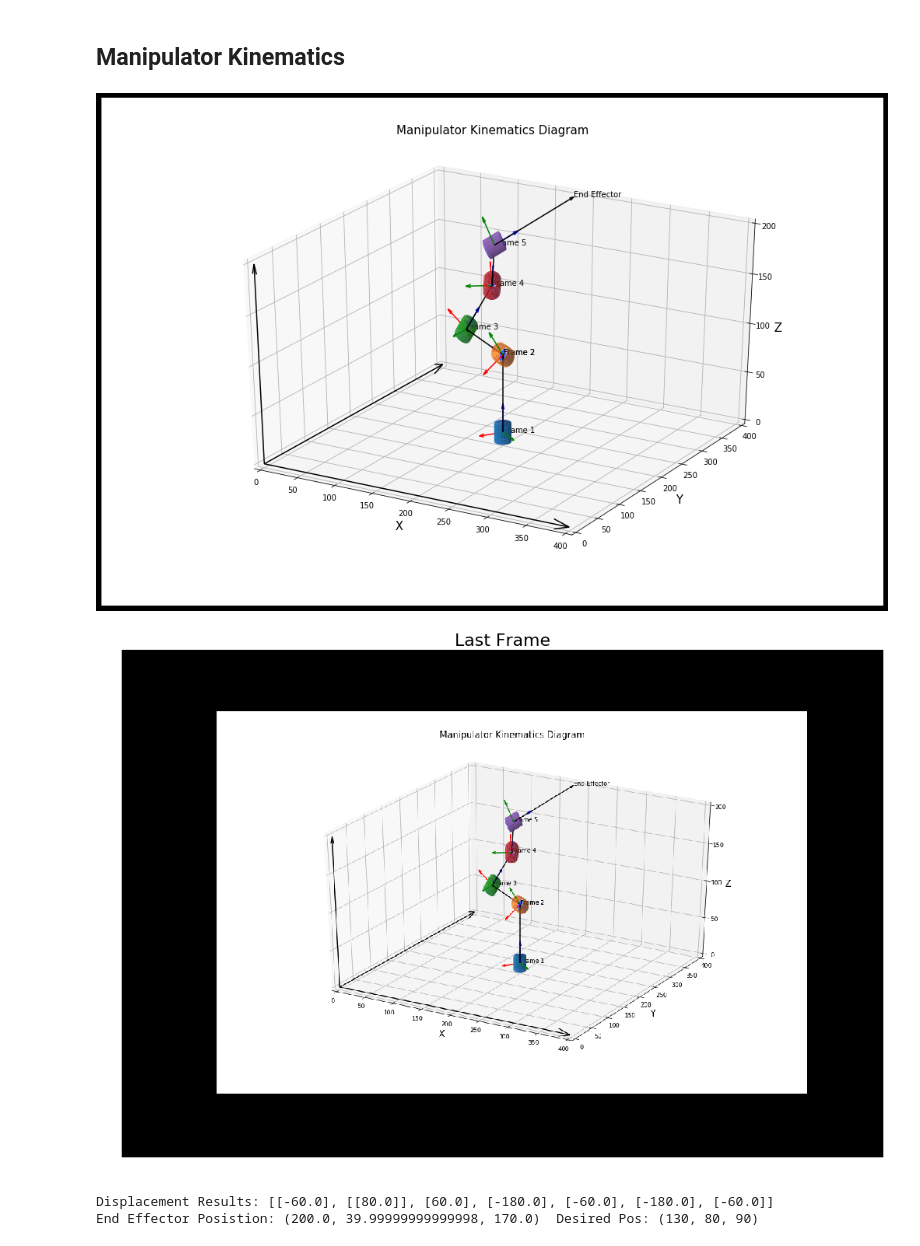
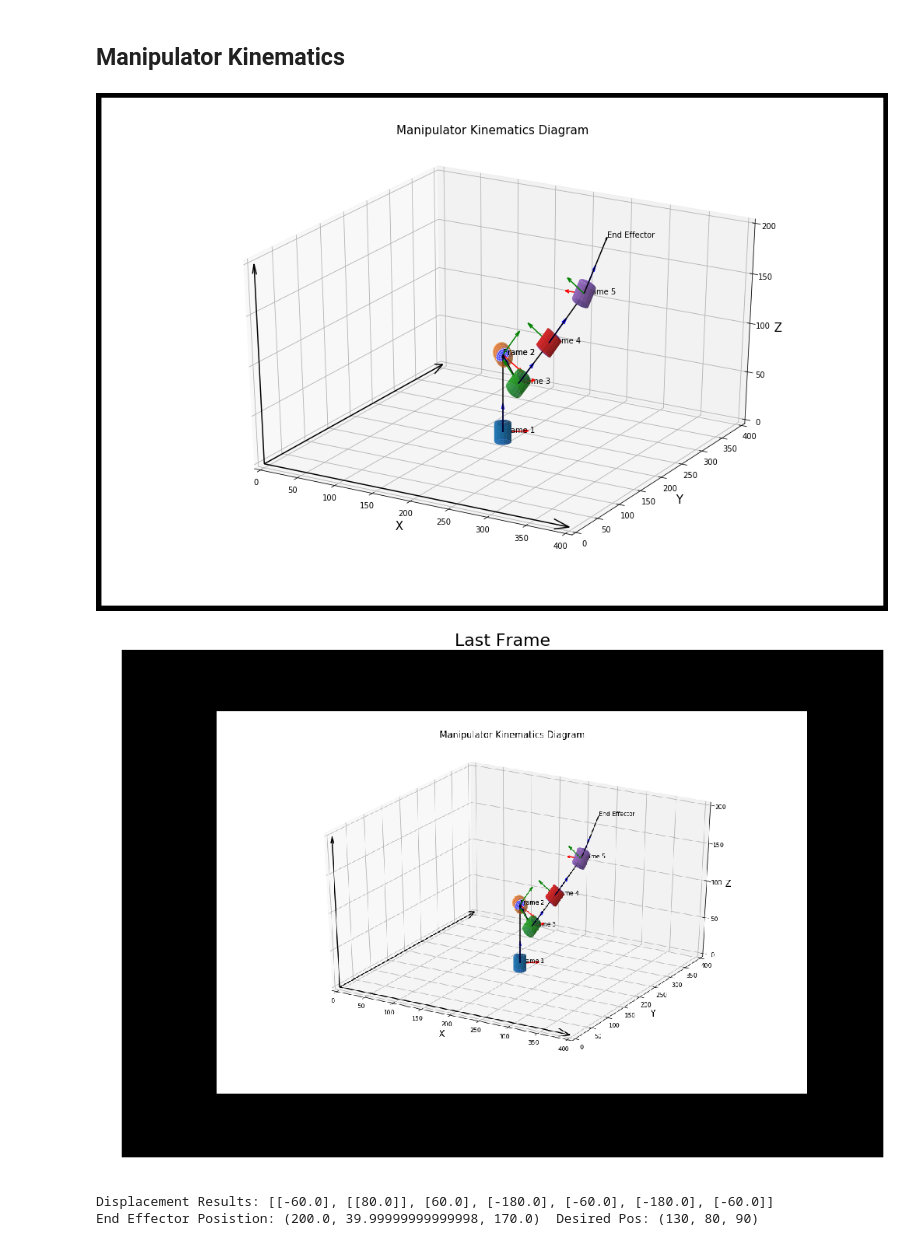
Before and after one commit to Mafeuz/Robotics, a Jupyter notebook: Manipulator Kinematics/Manipulator Kinematics.ipynb, the cells around one changed output. Cells and saved outputs as stored; diff of their text form; code cells hidden in the pictures.

```diff
--- a/Manipulator Kinematics/Manipulator Kinematics.ipynb
+++ b/Manipulator Kinematics/Manipulator Kinematics.ipynb
@@ -149,7 +149,7 @@ while True:
 
     frame_list = [frameOne, frameTwo, frameThree, frameFour, frameThree, frameFour, frameThree, frameFour]
 
-    frame_list = [frameOne, frameFour, frameThree, frameThree, frameFour]
+    frame_list = [frameOne, frameFour, frameThree, frameThree, frameThree]
 
     end_effector_x, end_effector_y, end_effector_z, frame_positions = m_diagram.kinematics_diagram(ax, frame_list)
 
@@ -161,35 +161,35 @@ while True:
     img = cv2.cvtColor(img,cv2.COLOR_RGB2BGR)
 
     '''
     for i, frame in enumerate(frame_positions):
 
         print('Frame', i, frame)
 
         x   = frame[0]
         y   = frame[1]
         z   = frame[2]
         ang = frame[3]
 
         cv2.putText(img, 'Frame {}: x = {}, y = {}, z = {}, Theta = {}'.format(i+1, int(x), int(y), int(z), int(ang)),
                    (180, 150 + 20*i), cv2.FONT_HERSHEY_SIMPLEX, 0.4, (0, 0, 0), 1)
 
     cv2.putText(img, 'End Effector: x = {}, y = {}, z = {}'.format(int(end_effector_x), int(end_effector_y), int(end_effector_z)),
                (180, 130), cv2.FONT_HERSHEY_SIMPLEX, 0.4, (0, 0, 0), 1)'''
 
     cv2.imshow("Grid", img)
 
     key = cv2.waitKey(1) or 0xff
     if key == ord('k'):
         break
 
     ax.cla()
 
 cv2.destroyAllWindows()
 
 OpCV_Utils.show_single_img_plt(cv2.cvtColor(img, cv2.COLOR_BGR2RGB), 'Last Frame', fig_size=(18,12))
 # %% [output]
-[figure, old version]
+[figure, new version]
-[figure, old version]
+[figure, new version]
 # %%
 def dist(x1, y1, z1, x2, y2, z2):
 
```
